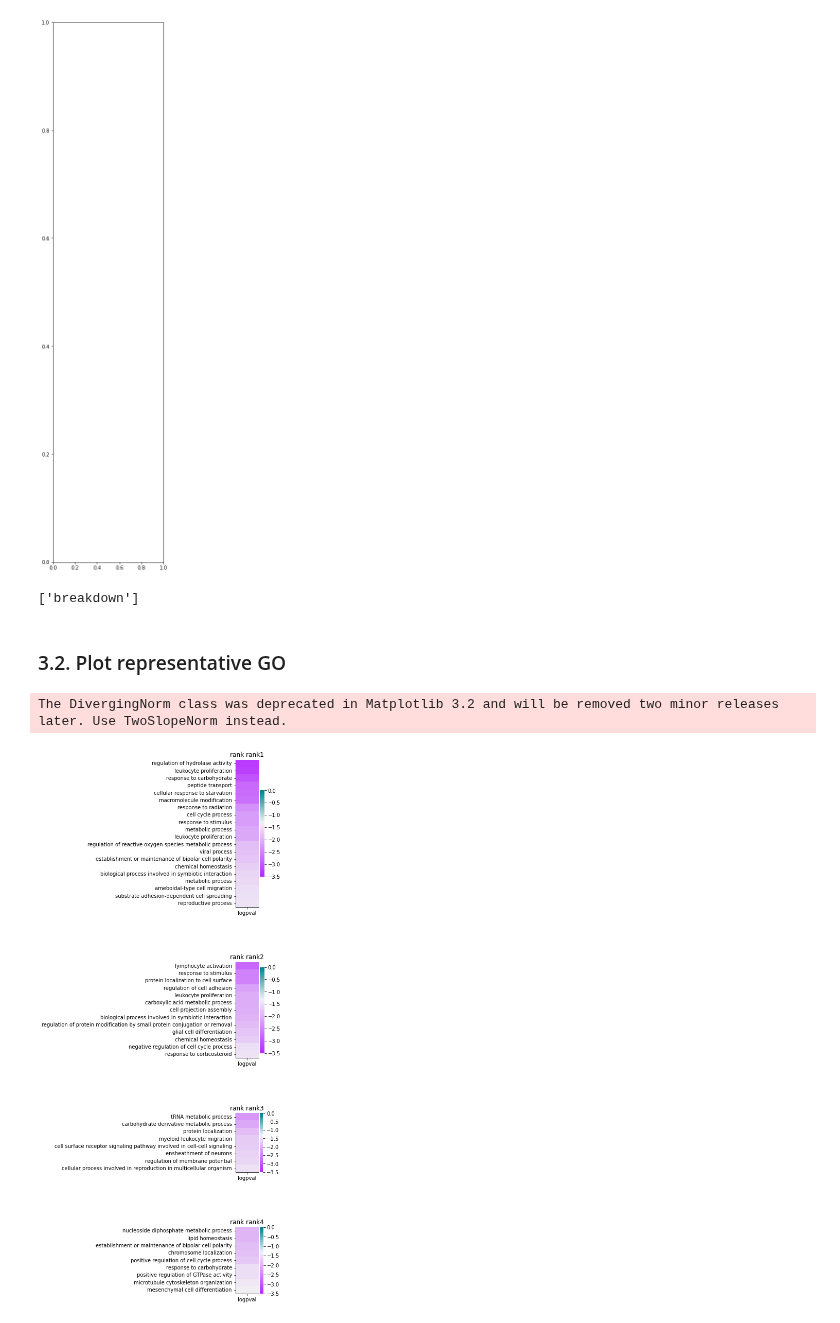
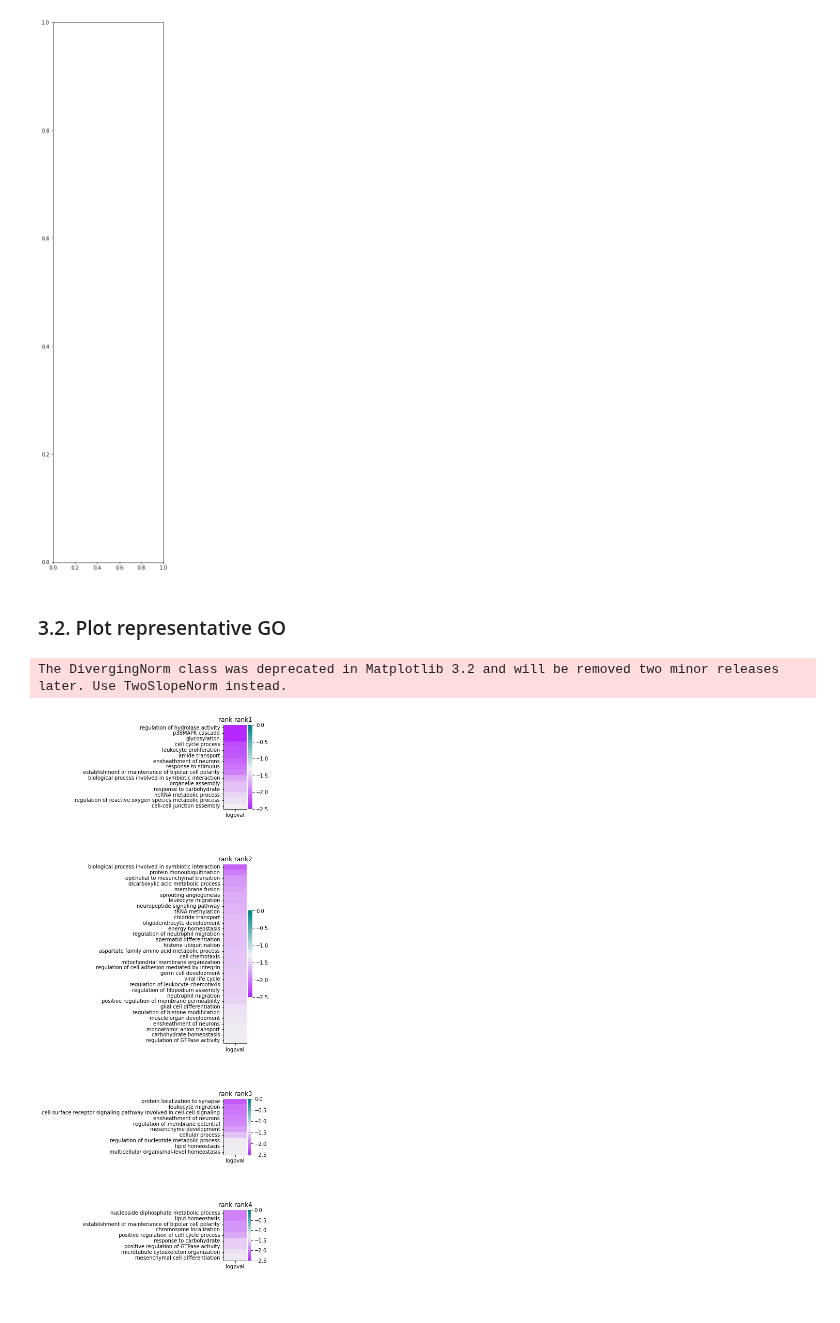
Before and after one commit to osipovarev/absrel, a Jupyter notebook: enrich_go_analysis.ipynb, the cells around one changed output. Drawn from its saved outputs; the diff is of its cells as text; code cells hidden in the pictures.

Commit message:
backed up changes from Sat Mar 29 13:02:17 EDT 2025 in the project /Users/osipova/Documents/LabDocs/NectarivoryProject/absrel

```diff
--- a/enrich_go_analysis.ipynb
+++ b/enrich_go_analysis.ipynb
@@ -258,14 +260,13 @@ plot_cp_barplots(DF_dbs, nonzero_dbs)
 # %% [output]
 ValueError: Could not interpret value `ratio` for parameter `size`
 [figure]
-# %%
-nonzero_dbs
-# %% [output]
-['breakdown']
 # %% [markdown]
 ### 3.2. Plot representative GO
 # %%
-dir_path = '/Users/osipova/Documents/LabDocs/NectarivoryProject/absrel/absrel_analysis_2024/combined_default_srv_mh_v2/ClusterProfiler/'
+# ANALYSIS = 'combined_default_srv_mh_v2'
+ANALYSIS = 'intersect_default_weighted'
+
+dir_path = f'/Users/osipova/Documents/LabDocs/NectarivoryProject/absrel/absrel_analysis_2024/{ANALYSIS}/ClusterProfiler/'
 dbs = ['rank1', 'rank2', 'rank3', 'rank4']
 target = 'nectar'
 DF_dbs = {}
@@ -273,42 +274,50 @@ nonzero_dbs = []
 
 
 for db in dbs:
-    file_name = f'represent_GO.hg38.goenrich.{db}.{target}.tsv'
+    if db == 'rank2':
+        file_name = f'noChildren.hg38.goenrich.{db}.{target}.tsv'
+    else:
+        file_name = f'represent_GO.hg38.goenrich.{db}.{target}.tsv'
+
     file_data = glob(dir_path + file_name)[0]
     df = pd.read_csv(file_data, sep='\t')
 
     if not df.empty:
-        df['GOfull'] = df['TERM']
-        df['logpval'] = np.log10(df['minpval'])
+        if db == 'rank2':
+            df['GOfull'] = df['Description']
+            df['logpval'] = np.log10(df['pvalue'])
+        else:
+            df['GOfull'] = df['TERM']
+            df['logpval'] = np.log10(df['minpval'])
         DF_dbs[db] = df
         nonzero_dbs.append(db)
 
 fig, axes = plt.subplots(len(nonzero_dbs), 1, gridspec_kw={'height_ratios': [DF_dbs[db].shape[0] for db in nonzero_dbs]},
                          figsize=(1, 6*len(nonzero_dbs)))
 
 cmap_pval = sns.diverging_palette(285, 200, 100, as_cmap=True)
-divnorm_pval = DivergingNorm(vmin=-3.5, vmax=0, vcenter=np.log10(0.051))
+divnorm_pval = DivergingNorm(vmin=-2.5, vmax=0, vcenter=np.log10(0.051))
 
 for i, db in enumerate(nonzero_dbs):
     try:
         ax = axes[i]
     except TypeError:
         ax = axes
     dfi = DF_dbs[db]
     dfi.set_index('GOfull', inplace=True)
 
     sns.heatmap(ax=ax, data=dfi[['logpval']], cmap=cmap_pval, norm=divnorm_pval)
     ax.set_title(f'rank {db}')
     ax.set_ylabel('')
     ax.set_xlabel('')
     ax.legend([], [], frameon=False)
 
 
 sns.despine()
 fig.subplots_adjust(bottom=0, top=0.6, wspace=0, hspace=0.6)
 fig.tight_layout()
 # pdf_name = 'represent_GO.hg38.goenrich.all_ranks.nectar.pdf'
 # fig.savefig(pdf_name, bbox_inches='tight')
 # %% [output]
 The DivergingNorm class was deprecated in Matplotlib 3.2 and will be removed two minor releases later. Use TwoSlopeNorm instead.
-[figure, old version]
+[figure, new version]
```
Also changed, not shown: parts of 3 cells of this notebook.
